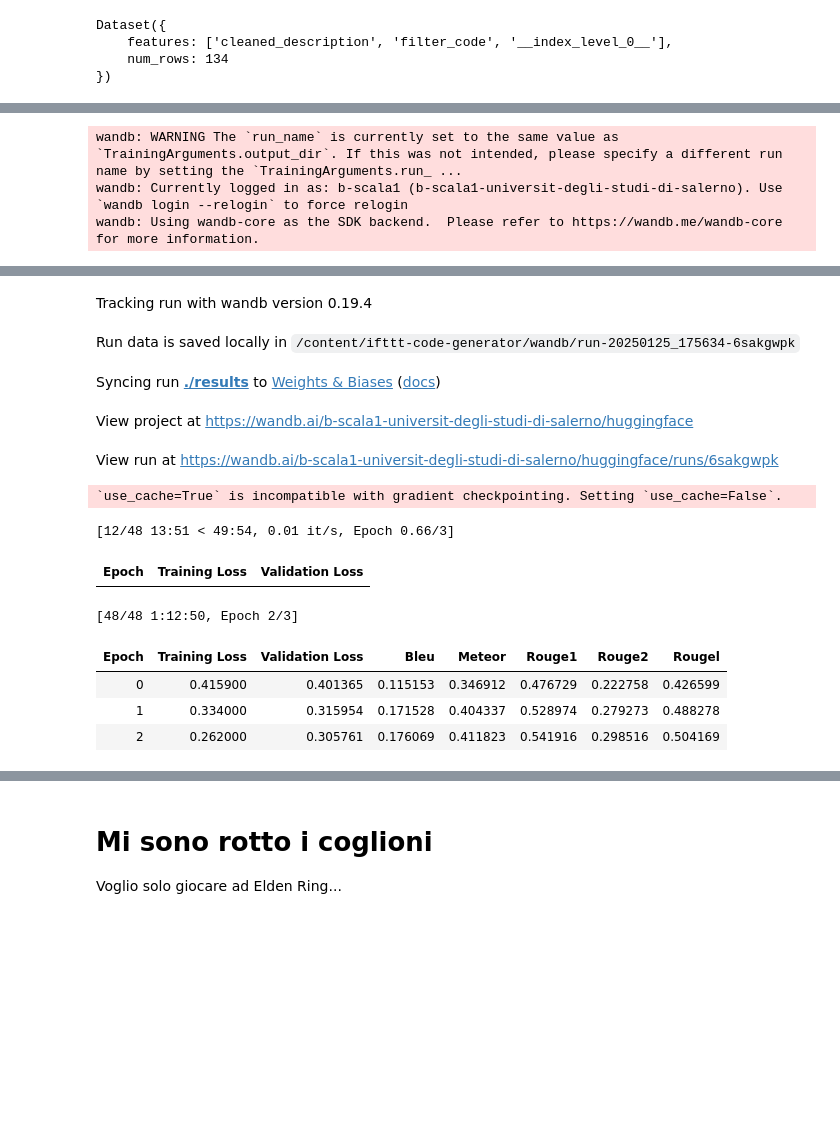
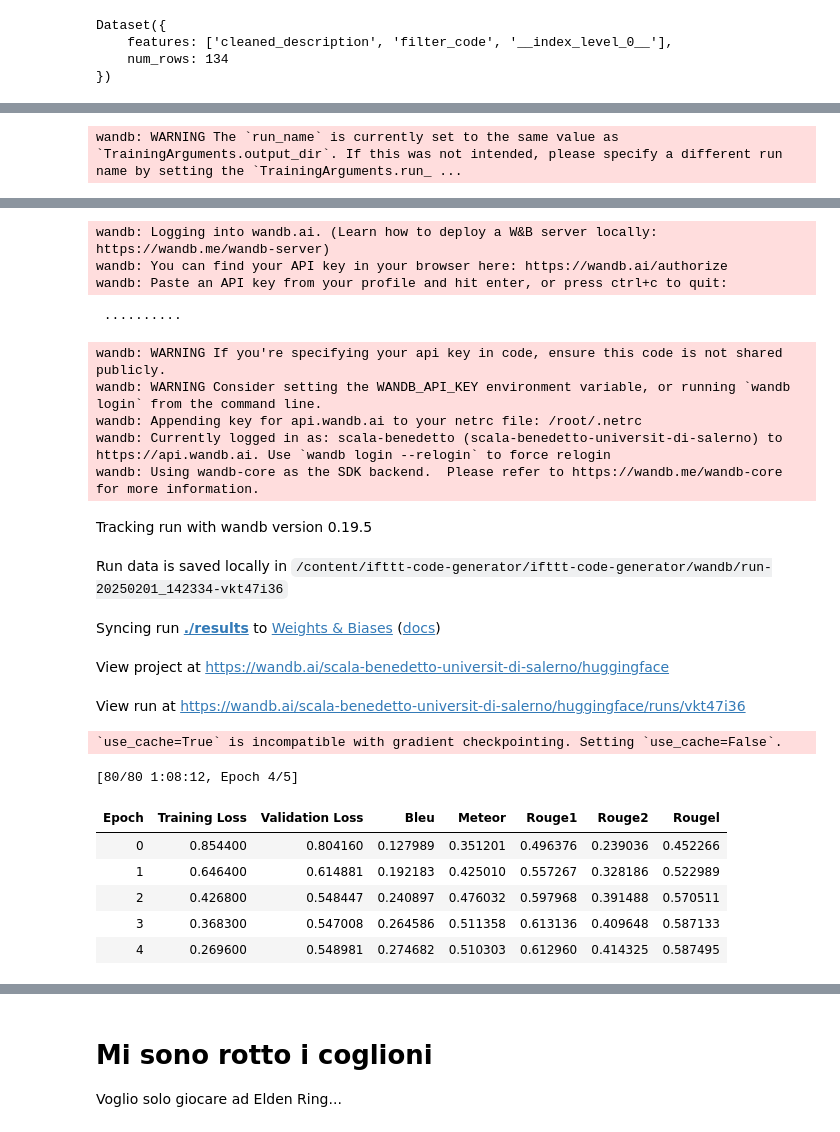
Before and after one commit to benedettoscala/ifttt-code-generator, a Jupyter notebook: fine_tuning_mistral.ipynb, the cells around one changed output, grey strips where cells are left out. Drawn from its saved outputs; the diff is of its cells as text; code cells hidden in the pictures; blank space fills up the shorter version.

```diff
--- a/fine_tuning_mistral.ipynb
+++ b/fine_tuning_mistral.ipynb
@@ -141,7 +234,7 @@ def tokenize_function(examples):
     tokenized = tokenizer(
         full_text,
         truncation=True,
-        max_length=512,
+        max_length=256,
         padding="max_length"  # cosi ottengo shape costanti
     )
 
@@ -153,7 +246,7 @@ def tokenize_function(examples):
     tokenized_prompt = tokenizer(
         prompt_text,
         truncation=True,
-        max_length=512,
+        max_length=256,
         padding="max_length"  # stesse impostazioni
     )
     prompt_lengths = [
@@ -204,7 +296,7 @@ from rouge_score import rouge_scorer
 training_args = TrainingArguments(
     output_dir="./results",
     overwrite_output_dir=True,
-    num_train_epochs=3,
+    num_train_epochs=5,
     per_device_train_batch_size=2,
     gradient_accumulation_steps=4,
     warmup_ratio=0.03,
@@ -306,5 +398,3 @@ trainer.train()
 trainer.save_model("./results/best_model")
 # %% [output]
 wandb: WARNING The `run_name` is currently set to the same value as `TrainingArguments.output_dir`. If this was not intended, please specify a different run name by setting the `TrainingArguments.run_ ...
-wandb: Currently logged in as: b-scala1 (b-scala1-universit-degli-studi-di-salerno). Use `wandb login --relogin` to force relogin
-wandb: Using wandb-core as the SDK backend.  Please refer to https://wandb.me/wandb-core for more information.
@@ -311,13 +402,22 @@ wandb: Using wandb-core as the SDK backend.  Please refer to https://wandb.me/wa
+wandb: Logging into wandb.ai. (Learn how to deploy a W&B server locally: https://wandb.me/wandb-server)
+wandb: You can find your API key in your browser here: https://wandb.ai/authorize
+wandb: Paste an API key from your profile and hit enter, or press ctrl+c to quit:
+ ··········
+wandb: WARNING If you're specifying your api key in code, ensure this code is not shared publicly.
+wandb: WARNING Consider setting the WANDB_API_KEY environment variable, or running `wandb login` from the command line.
+wandb: Appending key for api.wandb.ai to your netrc file: /root/.netrc
+wandb: Currently logged in as: scala-benedetto (scala-benedetto-universit-di-salerno) to https://api.wandb.ai. Use `wandb login --relogin` to force relogin
+wandb: Using wandb-core as the SDK backend.  Please refer to https://wandb.me/wandb-core for more information.
-Tracking run with wandb version 0.19.4
+Tracking run with wandb version 0.19.5
-Run data is saved locally in /content/ifttt-code-generator/wandb/run-20250125_175634-6sakgwpk
+Run data is saved locally in /content/ifttt-code-generator/ifttt-code-generator/wandb/run-20250201_142334-vkt47i36
 Syncing run ./results to Weights & Biases (docs)
-View project at https://wandb.ai/b-scala1-universit-degli-studi-di-salerno/huggingface
+View project at https://wandb.ai/scala-benedetto-universit-di-salerno/huggingface
-View run at https://wandb.ai/b-scala1-universit-degli-studi-di-salerno/huggingface/runs/6sakgwpk
+View run at https://wandb.ai/scala-benedetto-universit-di-salerno/huggingface/runs/vkt47i36
-`use_cache=True` is incompatible with gradient checkpointing. Setting `use_cache=False`.
-[12/48 13:51 < 49:54, 0.01 it/s, Epoch 0.66/3]
+`use_cache=True` is incompatible with gradient checkpointing. Setting `use_cache=False`.
+[80/80 1:08:12, Epoch 4/5]
-| Epoch | Training Loss | Validation Loss |
+| Epoch | Training Loss | Validation Loss | Bleu | Meteor | Rouge1 | Rouge2 | Rougel |
+| 0 | 0.854400 | 0.804160 | 0.127989 | 0.351201 | 0.496376 | 0.239036 | 0.452266 |
+| 1 | 0.646400 | 0.614881 | 0.192183 | 0.425010 | 0.557267 | 0.328186 | 0.522989 |
+| 2 | 0.426800 | 0.548447 | 0.240897 | 0.476032 | 0.597968 | 0.391488 | 0.570511 |
+| 3 | 0.368300 | 0.547008 | 0.264586 | 0.511358 | 0.613136 | 0.409648 | 0.587133 |
+| 4 | 0.269600 | 0.548981 | 0.274682 | 0.510303 | 0.612960 | 0.414325 | 0.587495 |
-[48/48 1:12:50, Epoch 2/3]
-| Epoch | Training Loss | Validation Loss | Bleu | Meteor | Rouge1 | Rouge2 | Rougel |
-| 0 | 0.415900 | 0.401365 | 0.115153 | 0.346912 | 0.476729 | 0.222758 | 0.426599 |
-| 1 | 0.334000 | 0.315954 | 0.171528 | 0.404337 | 0.528974 | 0.279273 | 0.488278 |
-| 2 | 0.262000 | 0.305761 | 0.176069 | 0.411823 | 0.541916 | 0.298516 | 0.504169 |
```
Also changed, not shown: parts of 8 cells of this notebook.
